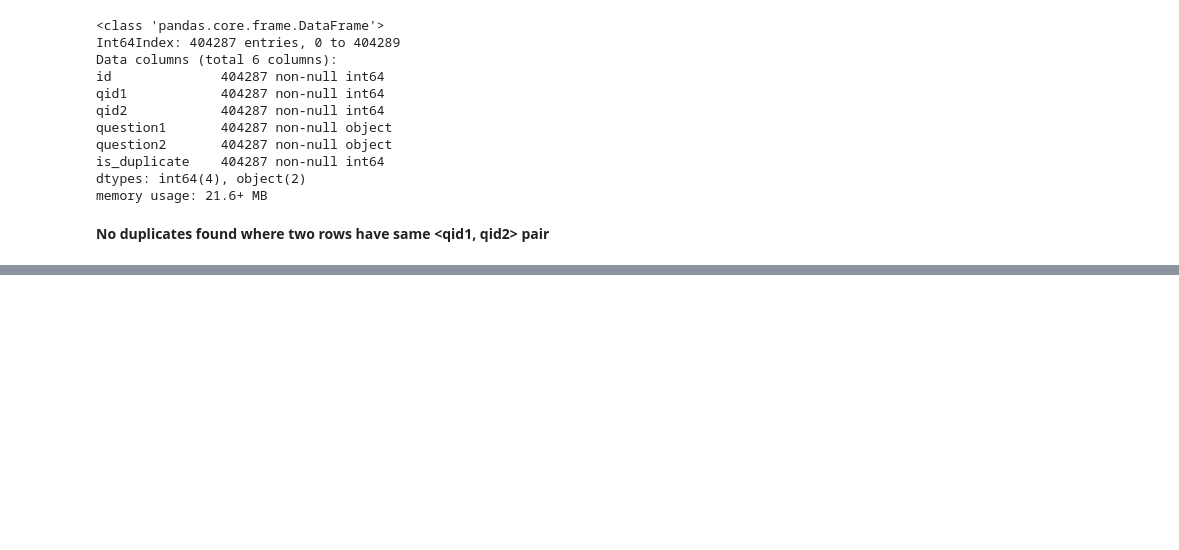
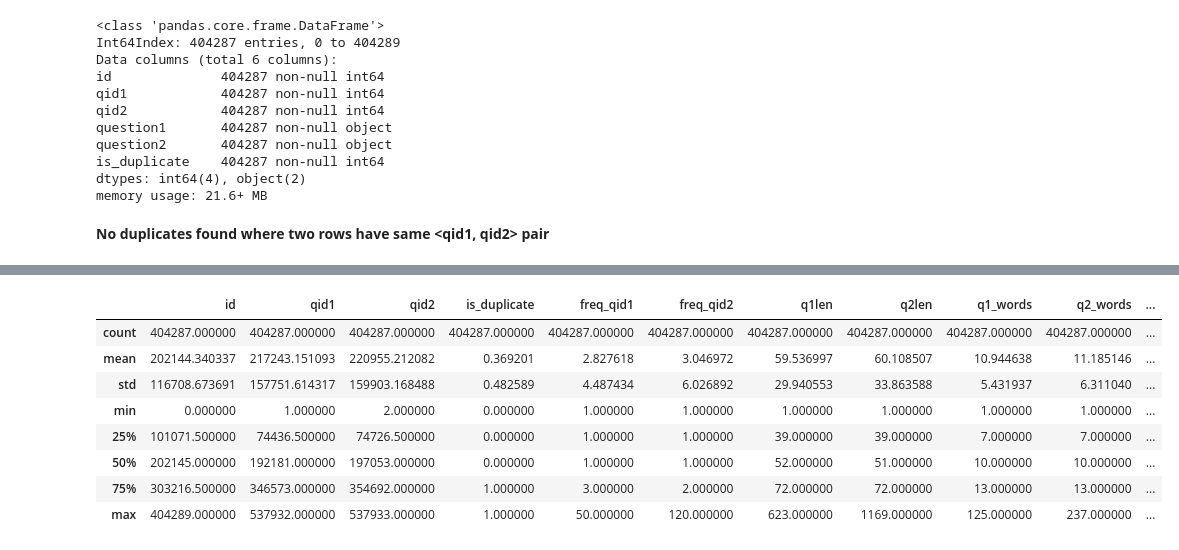
Before and after one commit to NamanJain2050/quora-question-similarity, a Jupyter notebook: quora-question-pair-similarity.ipynb, the cells around one changed output, grey strips where cells are left out. Saved outputs shown, nothing was run; the diff lists cells and outputs as text; code cells hidden in the pictures; blank space fills up the shorter version.

```diff
--- a/quora-question-pair-similarity.ipynb
+++ b/quora-question-pair-similarity.ipynb
@@ -226,0 +280,12 @@ memory usage: 21.6+ MB
+# %%
+data.describe()
+# %% [output]
+|  | id | qid1 | qid2 | is_duplicate | freq_qid1 | freq_qid2 | q1len | q2len | q1_words | q2_words | ... |
+| count | 404287.000000 | 404287.000000 | 404287.000000 | 404287.000000 | 404287.000000 | 404287.000000 | 404287.000000 | 404287.000000 | 404287.000000 | 404287.000000 | ... |
+| mean | 202144.340337 | 217243.151093 | 220955.212082 | 0.369201 | 2.827618 | 3.046972 | 59.536997 | 60.108507 | 10.944638 | 11.185146 | ... |
+| std | 116708.673691 | 157751.614317 | 159903.168488 | 0.482589 | 4.487434 | 6.026892 | 29.940553 | 33.863588 | 5.431937 | 6.311040 | ... |
+| min | 0.000000 | 1.000000 | 2.000000 | 0.000000 | 1.000000 | 1.000000 | 1.000000 | 1.000000 | 1.000000 | 1.000000 | ... |
+| 25% | 101071.500000 | 74436.500000 | 74726.500000 | 0.000000 | 1.000000 | 1.000000 | 39.000000 | 39.000000 | 7.000000 | 7.000000 | ... |
+| 50% | 202145.000000 | 192181.000000 | 197053.000000 | 0.000000 | 1.000000 | 1.000000 | 52.000000 | 51.000000 | 10.000000 | 10.000000 | ... |
+| 75% | 303216.500000 | 346573.000000 | 354692.000000 | 1.000000 | 3.000000 | 2.000000 | 72.000000 | 72.000000 | 13.000000 | 13.000000 | ... |
+| max | 404289.000000 | 537932.000000 | 537933.000000 | 1.000000 | 50.000000 | 120.000000 | 623.000000 | 1169.000000 | 125.000000 | 237.000000 | ... |
```
Also changed, not shown: parts of 15 cells of this notebook.
